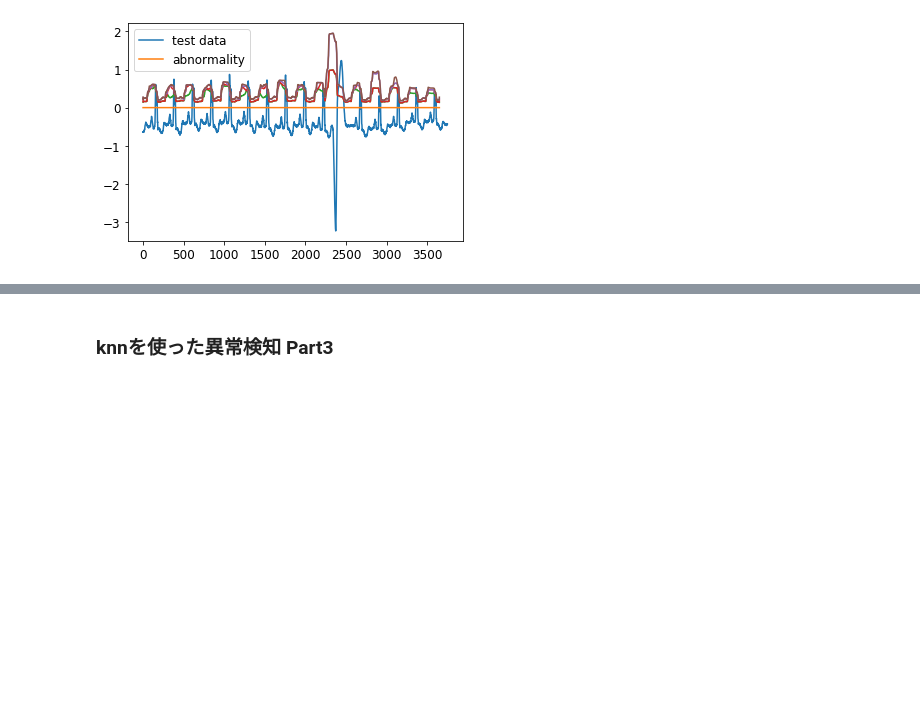
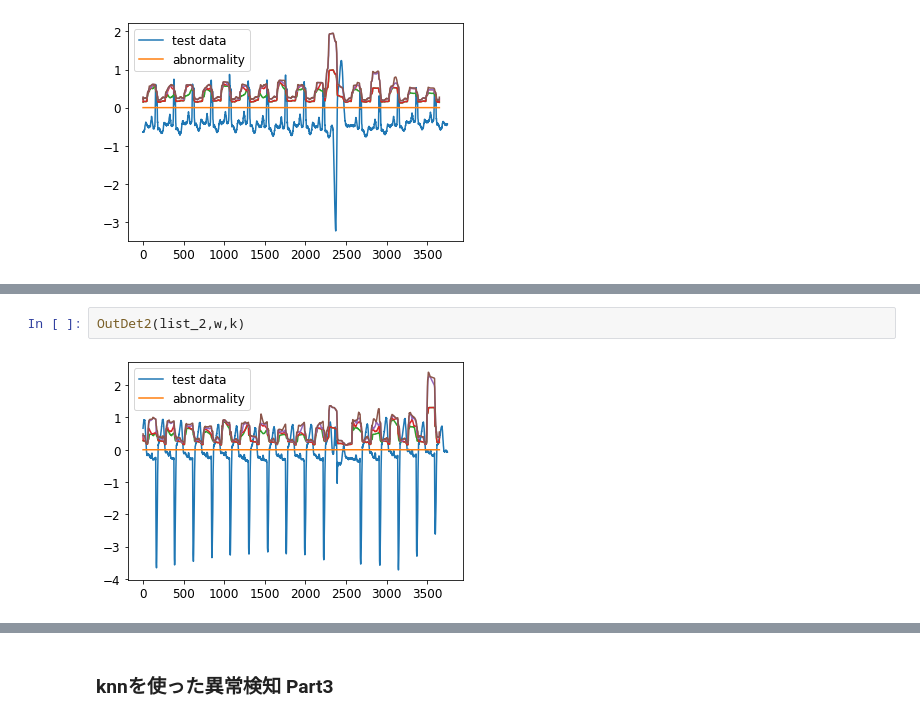
Before and after one commit to takaya-0808/MachineLearning, a Jupyter notebook: work/時系列データ分析/異常値検知/DetectOutlier.ipynb, the cells around one changed output, grey strips where cells are left out. Saved outputs shown, nothing was run; the diff lists cells and outputs as text; blank space fills up the shorter version.

```diff
--- a/work/時系列データ分析/異常値検知/DetectOutlier.ipynb
+++ b/work/時系列データ分析/異常値検知/DetectOutlier.ipynb
@@ -271,0 +279,4 @@ OutDet2(list_1,w,k)
+# %%
+OutDet2(list_2,w,k)
+# %% [output]
+[figure, added]
```
Also changed, not shown: parts of 8 cells of this notebook.
